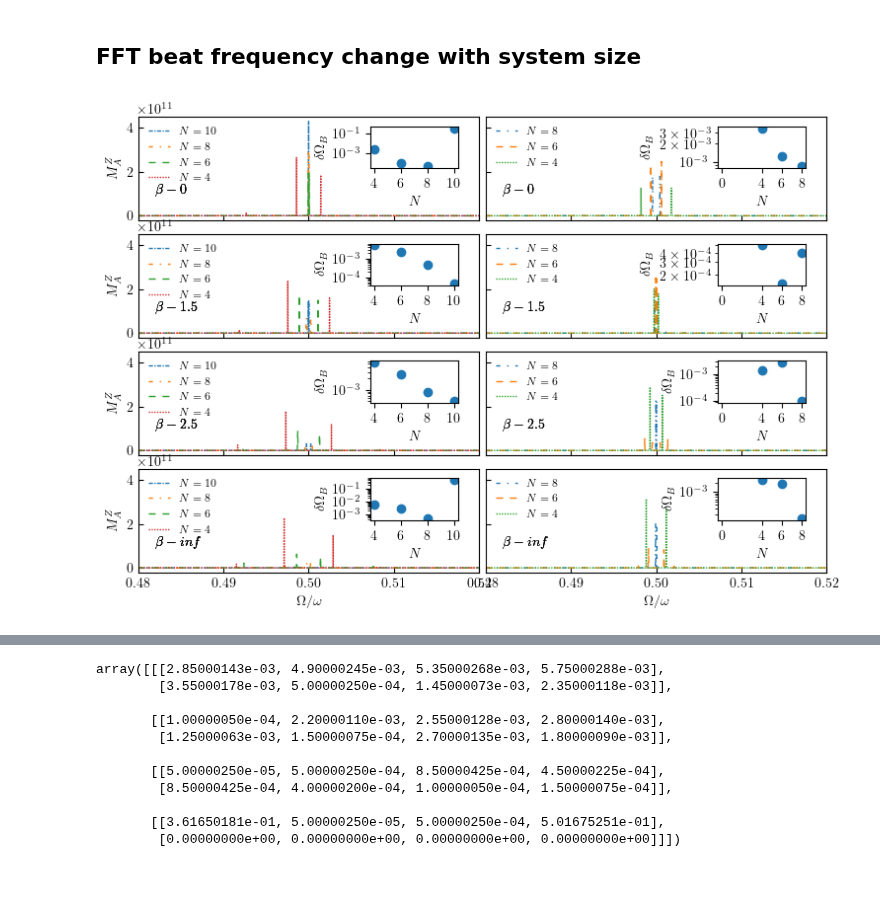
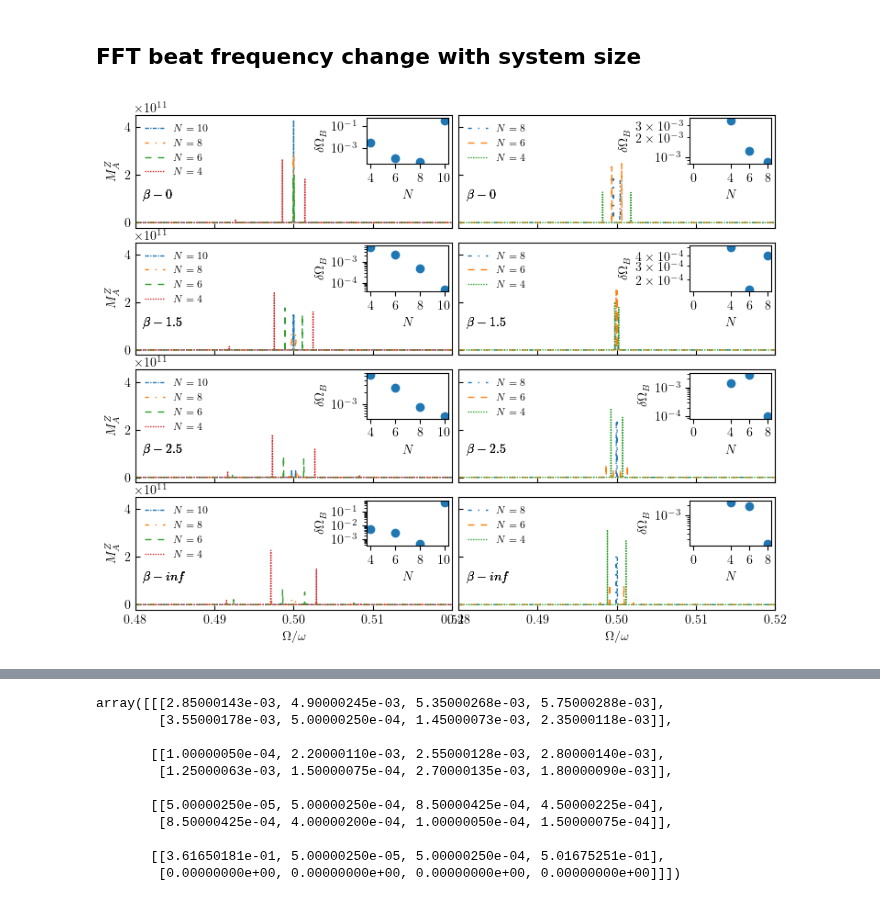
Before and after one commit to rahmahi/Chimera_Time_Crystal, a Jupyter notebook: codes/new_algo/regional_magnetization/fft_beats/fft_long_multipleN.ipynb, the cells around one changed output, grey strips where cells are left out. Saved outputs shown, nothing was run; the diff lists cells and outputs as text; code cells hidden in the pictures.

```diff
--- a/codes/new_algo/regional_magnetization/fft_beats/fft_long_multipleN.ipynb
+++ b/codes/new_algo/regional_magnetization/fft_beats/fft_long_multipleN.ipynb
@@ -235,7 +235,7 @@ from scipy.signal import find_peaks
 from lmfit.models import LinearModel
 from tqdm import tqdm
 
-plt.rcParams.update({"figure.figsize": (9,6),"text.usetex": True,"font.family": "sans-serif",
+plt.rcParams.update({"figure.figsize": (9,7),"text.usetex": True,"font.family": "sans-serif",
     "font.size": 10,"font.sans-serif": ["Helvetica"]})
 linestyle_tuple = [
      ('dotted',                (0, (1, 1))),
@@ -290,7 +290,6 @@ with open("mz_fft.txt", 'r') as fp:
                 Jvalue2 = Jvalue
 
             infbeta = float('inf')
-
             if beta ==0:
                 b = 0
             if beta ==1.5:
@@ -370,34 +369,34 @@ with open("mz_fft.txt", 'r') as fp:
             #axs[b][jj].set_ylim(bottom = 0.01)
             #axs[b][jj].set_yscale('log')
             axs[b][jj].legend(fontsize = legendftsize, frameon = False, loc =2)
-            axs[b][jj].text(0.482, 1e11, fr"$\beta-{beta}$", fontsize= 10)
+            axs[b][jj].text(0.481, 1e11, fr"$\beta-{beta}$", fontsize= 10)
             axs[b][0].set_ylabel(r"$M^Z_A$")
             axs[-1][jj].set_xlabel(r"$\Omega/\omega$")
             axs[-1][jj].set_xticks([0.48, 0.49,.5,.51,.52])
 
 
 
 for jj in range(2):
     for b in range(4):
-        left, bottom, width, height = [0.75, 0.8, 0.43, 0.9]
+        left, bottom, width, height = [0.8, 0.75, 0.43, 0.9]
         inset = inset_axes(axs[b][jj], width="60%", height="45%",loc = "upper right",\
                               bbox_to_anchor=([left, bottom, width, height]),\
                               bbox_transform=axs[b][jj].transAxes, borderpad=6)
         nst = Ns.T
         btfrt = btfr.T
         inset.scatter(nst[b][jj], btfrt[b][jj])
         inset.set_xlabel('$N$')
         inset.set_ylabel('$\delta \Omega_B$')
         inset.set_yscale('log')
         inset.set_yscale('log')
         inset.set_xticks(nst[b][jj])
 
 
 figname = 'regional_mag_FFT_strong.pdf'
 figname1 = 'regional_mag_FFT_strong.jpg'
 plt.savefig(figname, bbox_inches='tight', pad_inches=0.0)
 #plt.savefig(figname1, bbox_inches='tight', pad_inches=0.0, dpi=300)
 
 plt.show()
 # %% [output]
-[figure, old version]
+[figure, new version]
```
Also changed, not shown: parts of 1 cell of this notebook.
